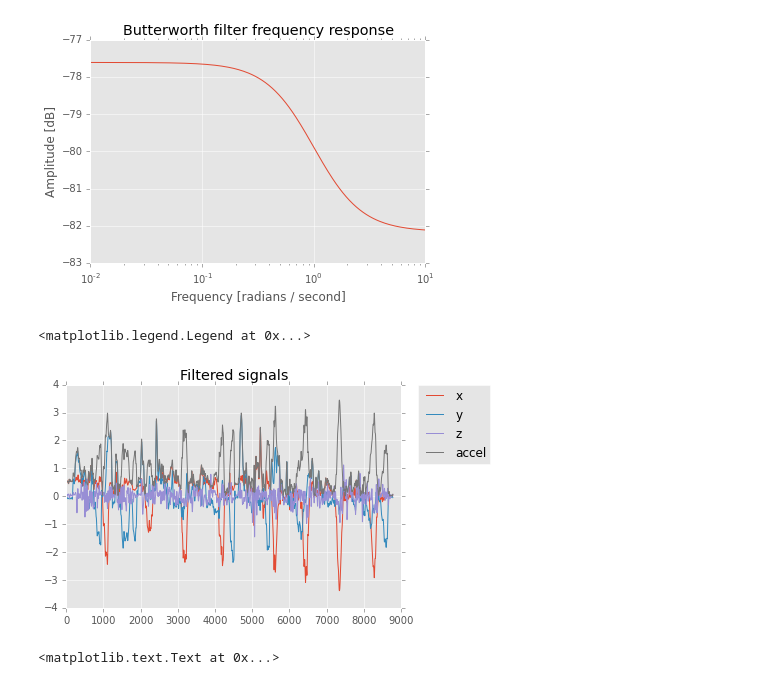
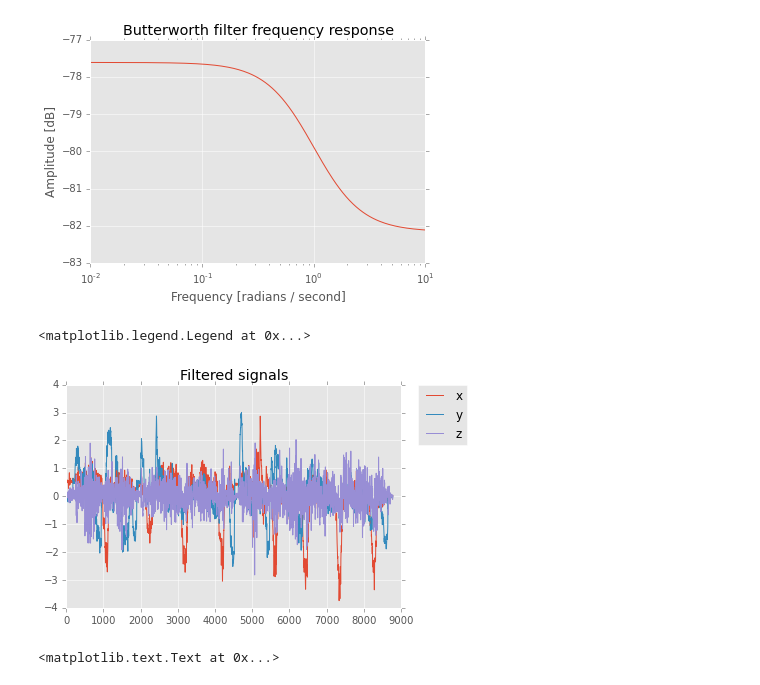
Before and after one commit to chrisngan24/fydp, a Jupyter notebook: experimental/accelerometer/algorithm_analysis.ipynb, the cells around one changed output. Drawn from its saved outputs; the diff is of its cells as text; code cells hidden in the pictures.

```diff
--- a/experimental/accelerometer/algorithm_analysis.ipynb
+++ b/experimental/accelerometer/algorithm_analysis.ipynb
@@ -43,14 +51,44 @@ plt.legend(bbox_to_anchor=(1.05, 1), loc=2, borderaxespad=0)
 # %%
 from scipy import signal
+import math
 # First, design the Buterworth filter
 N  = 4   # Filter order
 Wn = 0.2 / math.pi# Cutoff frequency
 B, A = signal.butter(N, Wn, 'low', output='ba')
-df_1['smooth_x'] = signal.filtfilt(B,A, df_1['x']) - np.mean(df_1['x'])
-df_1['smooth_y'] = signal.filtfilt(B,A, df_1['y'])- np.mean(df_1['y'])
-df_1['smooth_z'] = signal.filtfilt(B,A, df_1['z']) - np.mean(df_1['z'])
+# Filter by frequency filter
+# df_1['smooth_x'] = signal.filtfilt(B,A, df_1['x']) - np.mean(df_1['x'])
+# df_1['smooth_y'] = signal.filtfilt(B,A, df_1['y'])- np.mean(df_1['y'])
+# df_1['smooth_z'] = signal.filtfilt(B,A, df_1['z']) - np.mean(df_1['z'])
+def smooth_locally(df, col, win_size):
+    # Apply a local smoothing with a windo
+    win = signal.hann(win_size)
+    orig = df[col]
+    orig = orig - np.mean(orig)
+    filtered = signal.convolve(orig, win, mode='same') / sum(win)
 
-df_1['smooth_accel'] = np.sqrt( np.power(df_1['smooth_y'], 2)  + np.power(df_1['smooth_x'], 2))
+    return filtered
+# Filter with moving average
+df_1['smooth_x'] = smooth_locally(df_1, 'x', 10)
+df_1['smooth_y'] = smooth_locally(df_1, 'y', 10)
+df_1['smooth_z'] = smooth_locally(df_1, 'z', 10)
+
+
+def df_cartesian_to_polar(df, x_col, y_col, z_col):
+    x = df[x_col]
+    y = df[y_col]
+    z = df[z_col]
+    r = np.sqrt(np.power(x,2) + np.power(z,2) + np.power(y,2))
+    theta = np.arccos(x / np.sqrt(np.power(x,2) + np.power(y,2)))
+    phi = np.arccos(x / np.sqrt(np.power(x,2) + np.power(z,2)))
+    return [r, theta, phi]
+# Put acceleration in Polar coordiantes
+r, theta, phi = df_cartesian_to_polar(df_1, 'smooth_x', 'smooth_y', 'smooth_z')
+df_1['accel_radius'] = r
+df_1['accel_theta'] = theta
+df_1['accel_phi'] = phi
+df_1['forward_accel'] = df_1['smooth_y'] #/ df_1['smooth_y'].apply(abs)
+
+# df_1['forward_accel'] = df_1['accel_radius']* np.cos(df_1['accel_theta'] + pi/2)/np.cos(df_1['accel_theta'] + pi/2).apply(abs)
 # df_1['smooth_accel'] = signal.filtfilt(B,A, df_1['accel']) - np.mean(df_1['accel'])
 # visualize the designed filter freq response
 w, h = signal.freqs(B, A)
@@ -64,13 +102,13 @@ plt.ylabel('Amplitude [dB]')
 # %%
 plt.plot(df_1['smooth_x'], label='x')
 plt.plot(df_1['smooth_y'], label='y')
 plt.plot(df_1['smooth_z'], label='z')
-plt.plot(df_1['smooth_accel'], label='accel')
+# plt.plot(df_1['forward_accel'], label='accel')
 plt.title('Filtered signals')
 plt.legend(bbox_to_anchor=(1.05, 1), loc=2, borderaxespad=0)
 # %% [output]
 <matplotlib.legend.Legend at 0x...>
-[figure, old version]
+[figure, new version]
 # %%
 import scipy
 # the Fourier transform of the input signal.
```
Also changed, not shown: parts of 6 cells of this notebook, 21 other files.
